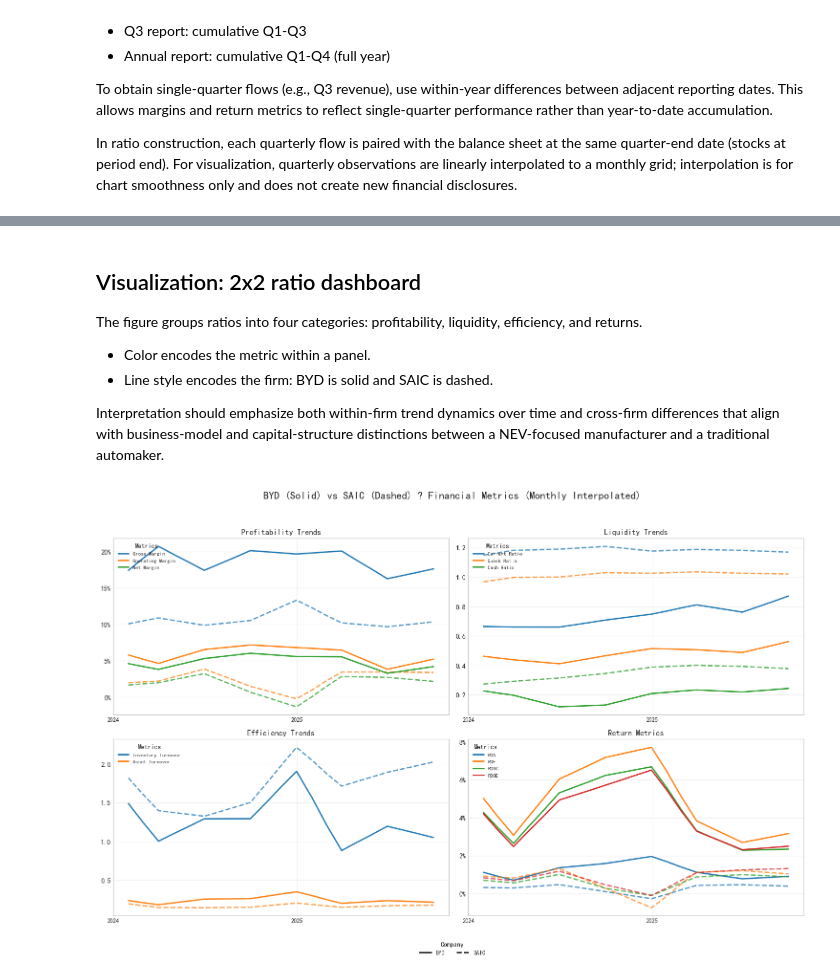
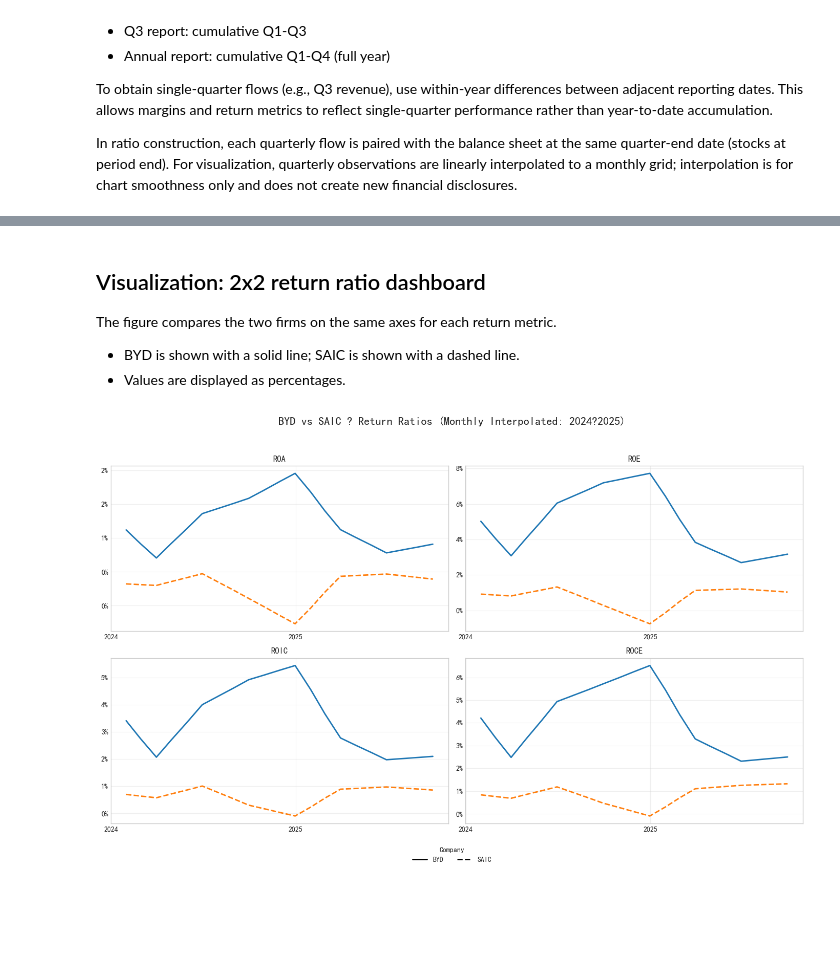
Before and after one commit to yebarryallen/ESG, a Jupyter notebook: lecture_5_china_ev_comparison.ipynb, the cells around one changed output, grey strips where cells are left out. Cells and saved outputs as stored; diff of their text form; code cells hidden in the pictures; blank space fills up the shorter version.

Commit message:
Streamline notebooks: local-first + shorter plots

```diff
--- a/lecture_5_china_ev_comparison.ipynb
+++ b/lecture_5_china_ev_comparison.ipynb
@@ -354,67 +171,44 @@ SAIC metrics (monthly) preview:
 # %% [markdown]
-## Visualization: 2x2 ratio dashboard
+## Visualization: 2x2 return ratio dashboard
 
-The figure groups ratios into four categories: profitability, liquidity, efficiency, and returns.
+The figure compares the two firms on the same axes for each return metric.
 
-- Color encodes the metric within a panel.
-- Line style encodes the firm: BYD is solid and SAIC is dashed.
-
-Interpretation should emphasize both within-firm trend dynamics over time and cross-firm differences that align with business-model and capital-structure distinctions between a NEV-focused manufacturer and a traditional automaker.
+- BYD is shown with a solid line; SAIC is shown with a dashed line.
+- Values are displayed as percentages.
 # %%
 # Visualization: BYD vs SAIC (Solid vs Dashed)
 
-groups = [
-    ("Profitability Trends", ["Gross Margin", "Operating Margin", "Net Margin"], True),
-    ("Liquidity Trends", ["Current Ratio", "Quick Ratio", "Cash Ratio"], False),
-    ("Efficiency Trends", ["Inventory Turnover", "Asset Turnover"], False),
-    ("Return Metrics", ["ROA", "ROE", "ROIC", "ROCE"], True),
+fig, axes = plt.subplots(2, 2, figsize=(14, 9))
+fig.suptitle('BYD vs SAIC ? Return Ratios (Monthly Interpolated: 2024?2025)', fontsize=16, fontweight='bold')
+
+pairs = [
+    ('ROA', axes[0, 0]),
+    ('ROE', axes[0, 1]),
+    ('ROIC', axes[1, 0]),
+    ('ROCE', axes[1, 1]),
 ]
 
-fig, axes = plt.subplots(2, 2, figsize=(15, 10))
-fig.suptitle(
-    "BYD (Solid) vs SAIC (Dashed) ? Financial Metrics (Monthly Interpolated)",
-    fontsize=16,
-    fontweight="bold",
-)
+for metric, ax in pairs:
+    ax.plot(byd_ratios.index, byd_ratios[metric], linewidth=2, linestyle='-', label='BYD')
+    ax.plot(saic_ratios.index, saic_ratios[metric], linewidth=2, linestyle='--', label='SAIC')
 
-colors = plt.rcParams["axes.prop_cycle"].by_key()["color"]
-
-for ax, (title, metrics, is_pct) in zip(axes.flat, groups):
-    for i, m in enumerate(metrics):
-        if m not in byd_metrics.columns or m not in saic_metrics.columns:
-            continue
-        color = colors[i % len(colors)]
-        ax.plot(byd_metrics.index, byd_metrics[m], color=color, linewidth=2, linestyle="-", label=m)
-        ax.plot(saic_metrics.index, saic_metrics[m], color=color, linewidth=2, linestyle="--", alpha=0.75)
-
-    ax.set_title(title, fontsize=12, fontweight="bold")
+    ax.set_title(metric, fontweight='bold')
     ax.grid(True, alpha=0.3)
 
     ax.xaxis.set_major_locator(mdates.YearLocator())
-    ax.xaxis.set_major_formatter(mdates.DateFormatter("%Y"))
-    ax.tick_params(axis="x", labelsize=9)
+    ax.xaxis.set_major_formatter(mdates.DateFormatter('%Y'))
+    ax.yaxis.set_major_formatter(plt.FuncFormatter(lambda y, _: f"{y:.0%}"))
 
-    if is_pct:
-        ax.yaxis.set_major_formatter(plt.FuncFormatter(lambda y, _: f"{y:.0%}"))
-
-    ax.legend(title="Metrics", loc="upper left", fontsize=8)
-
-fig.legend(
-    handles=[
-        Line2D([0], [0], color="black", linestyle="-", linewidth=2, label="BYD"),
-        Line2D([0], [0], color="black", linestyle="--", linewidth=2, label="SAIC"),
-    ],
-    title="Company",
-    loc="lower center",
-    ncol=2,
-    frameon=False,
-    fontsize=9,
-)
+handles = [
+    Line2D([0], [0], color='black', linestyle='-', linewidth=2, label='BYD'),
+    Line2D([0], [0], color='black', linestyle='--', linewidth=2, label='SAIC'),
+]
+fig.legend(handles=handles, title='Company', loc='lower center', ncol=2, frameon=False, fontsize=10)
 
 plt.tight_layout(rect=[0, 0.06, 1, 0.95])
 plt.show()
 # %% [output]
-[figure, old version]
+[figure, new version]
 # %% [markdown]
 ## Discussion prompts
 
```
Also changed, not shown: parts of 5 cells of this notebook, 6 other files.
